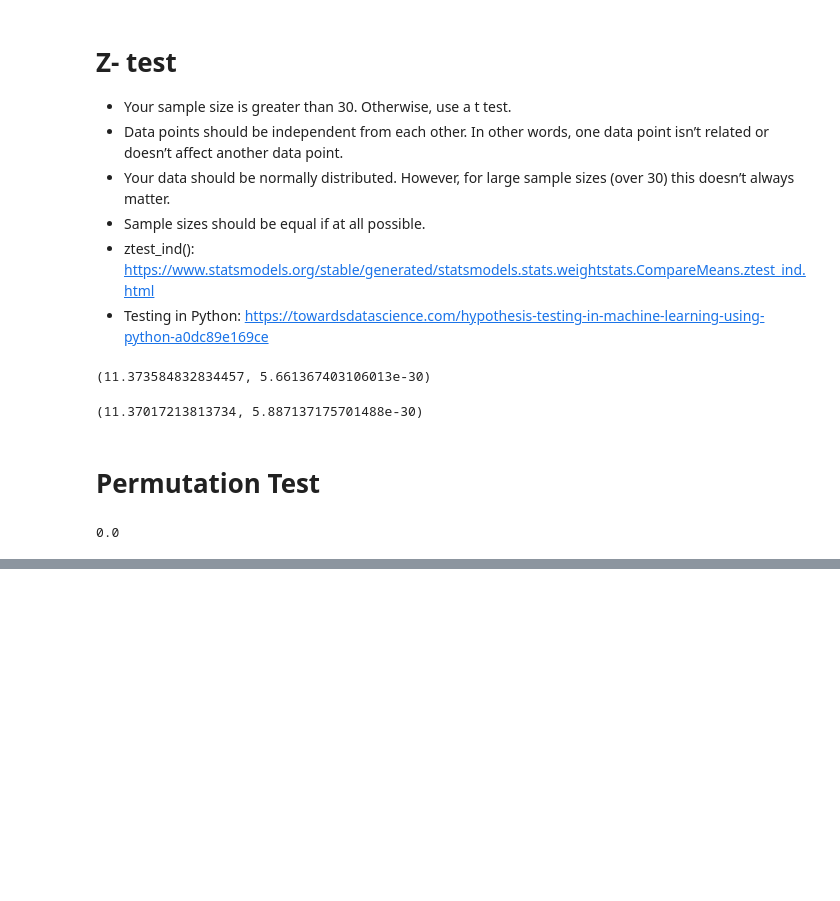
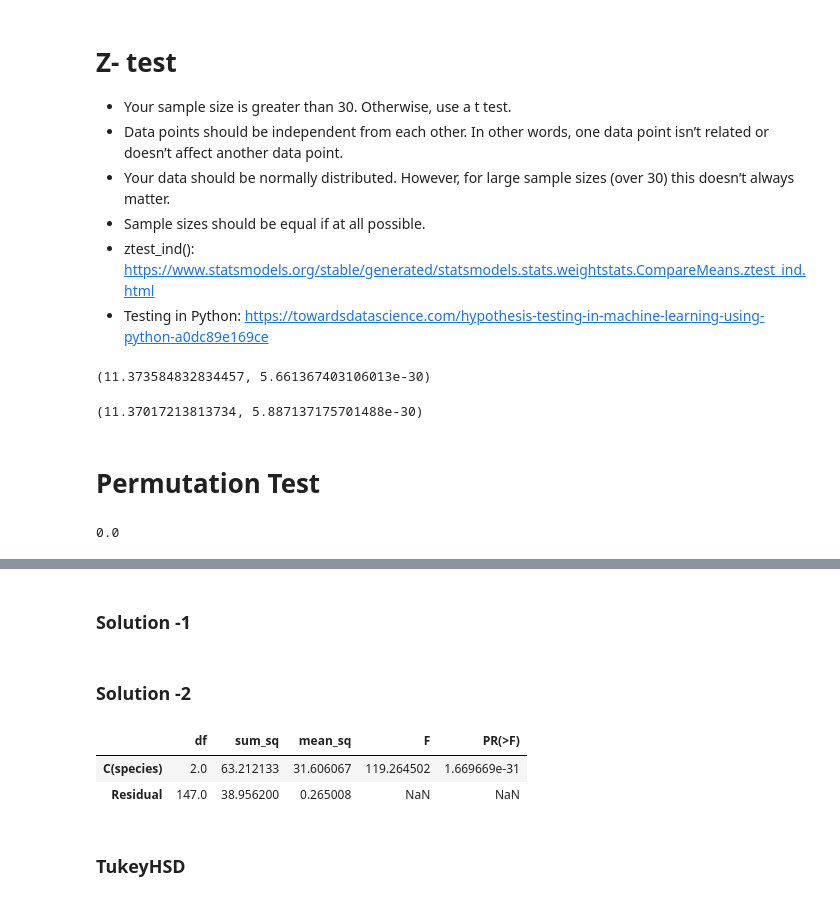
Before and after one commit to Ivanlong0630/Statistical_Testing, a Jupyter notebook: Statistic_Testing_Master.ipynb, the cells around one changed output, grey strips where cells are left out. Saved outputs shown, nothing was run; the diff lists cells and outputs as text; code cells hidden in the pictures; blank space fills up the shorter version.

Commit message:
added anova

```diff
--- a/Statistic_Testing_Master.ipynb
+++ b/Statistic_Testing_Master.ipynb
@@ -121,0 +153,2 @@ print(pvals)
+# %% [markdown]
+### Solution -1
@@ -121,0 +159,2 @@ print(pvals)
+# %% [markdown]
+### Solution -2
@@ -121,0 +164,15 @@ print(pvals)
+# %%
+ols_model=smf.ols('sepal_length~C(species)',data=iris).fit()
+anova_table=sm.stats.anova_lm(ols_model,
+                              typ=2
+                             )
+# Type -1: test the main effect of A, followed by the main effect of B after main effect of A, followed by the interaction AB after the main effect
+# Type -2: test for each main effect after the other main effect
+
+anova_table
+# %% [output]
+|  | df | sum_sq | mean_sq | F | PR(>F) |
+| C(species) | 2.0 | 63.212133 | 31.606067 | 119.264502 | 1.669669e-31 |
+| Residual | 147.0 | 38.956200 | 0.265008 | NaN | NaN |
+# %% [markdown]
+### TukeyHSD
```
Also changed, not shown: parts of 17 cells of this notebook.
